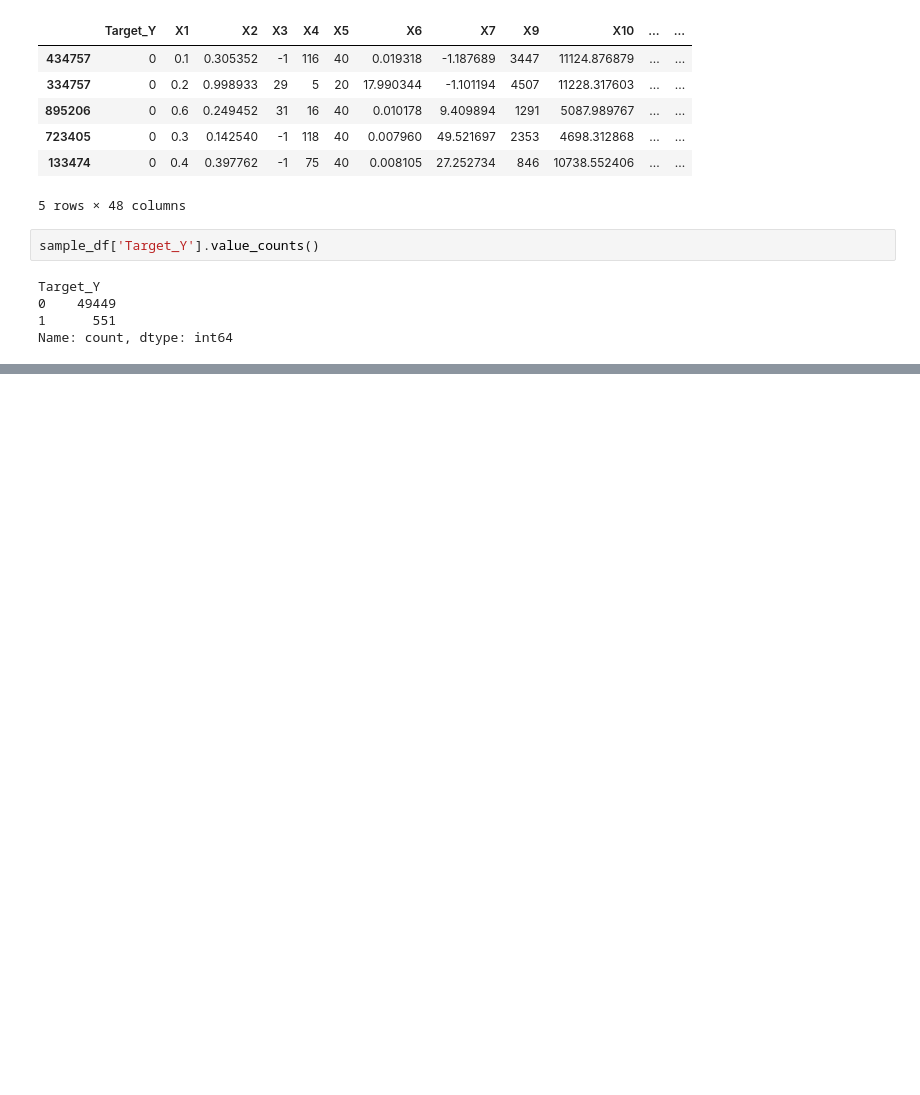
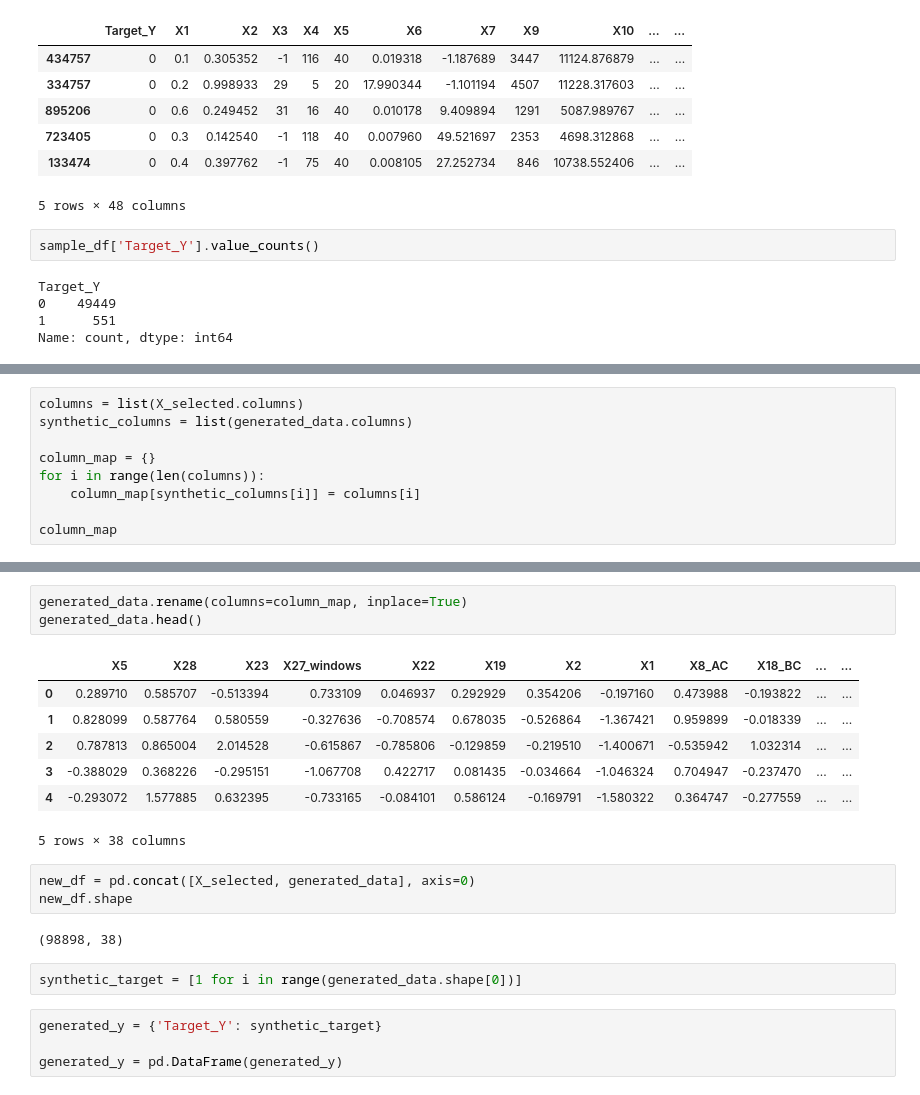
Before and after one commit to TomRush20/BAN-6025-Machine-Learning, a Jupyter notebook: Sky's the Limit/William Smith and Tom Rush Checkpoint 2.ipynb, the cells around one changed output, grey strips where cells are left out. Saved outputs shown, nothing was run; the diff lists cells and outputs as text; blank space fills up the shorter version.

```diff
--- a/Sky's the Limit/William Smith and Tom Rush Checkpoint 2.ipynb
+++ b/Sky's the Limit/William Smith and Tom Rush Checkpoint 2.ipynb
@@ -77,0 +409,9 @@ Name: count, dtype: int64
+# %%
+columns = list(X_selected.columns)
+synthetic_columns = list(generated_data.columns)
+
+column_map = {}
+for i in range(len(columns)):
+    column_map[synthetic_columns[i]] = columns[i]
+
+column_map
@@ -77,0 +436,22 @@ Name: count, dtype: int64
+# %%
+generated_data.rename(columns=column_map, inplace=True)
+generated_data.head()
+# %% [output]
+|  | X5 | X28 | X23 | X27_windows | X22 | X19 | X2 | X1 | X8_AC | X18_BC | ... | ... |
+| 0 | 0.289710 | 0.585707 | -0.513394 | 0.733109 | 0.046937 | 0.292929 | 0.354206 | -0.197160 | 0.473988 | -0.193822 | ... | ... |
+| 1 | 0.828099 | 0.587764 | 0.580559 | -0.327636 | -0.708574 | 0.678035 | -0.526864 | -1.367421 | 0.959899 | -0.018339 | ... | ... |
+| 2 | 0.787813 | 0.865004 | 2.014528 | -0.615867 | -0.785806 | -0.129859 | -0.219510 | -1.400671 | -0.535942 | 1.032314 | ... | ... |
+| 3 | -0.388029 | 0.368226 | -0.295151 | -1.067708 | 0.422717 | 0.081435 | -0.034664 | -1.046324 | 0.704947 | -0.237470 | ... | ... |
+| 4 | -0.293072 | 1.577885 | 0.632395 | -0.733165 | -0.084101 | 0.586124 | -0.169791 | -1.580322 | 0.364747 | -0.277559 | ... | ... |
+5 rows × 38 columns
+# %%
+new_df = pd.concat([X_selected, generated_data], axis=0)
+new_df.shape
+# %% [output]
+(98898, 38)
+# %%
+synthetic_target = [1 for i in range(generated_data.shape[0])]
+# %%
+generated_y = {'Target_Y': synthetic_target}
+
+generated_y = pd.DataFrame(generated_y)
```
Also changed, not shown: parts of 25 cells of this notebook, 4 other files.
